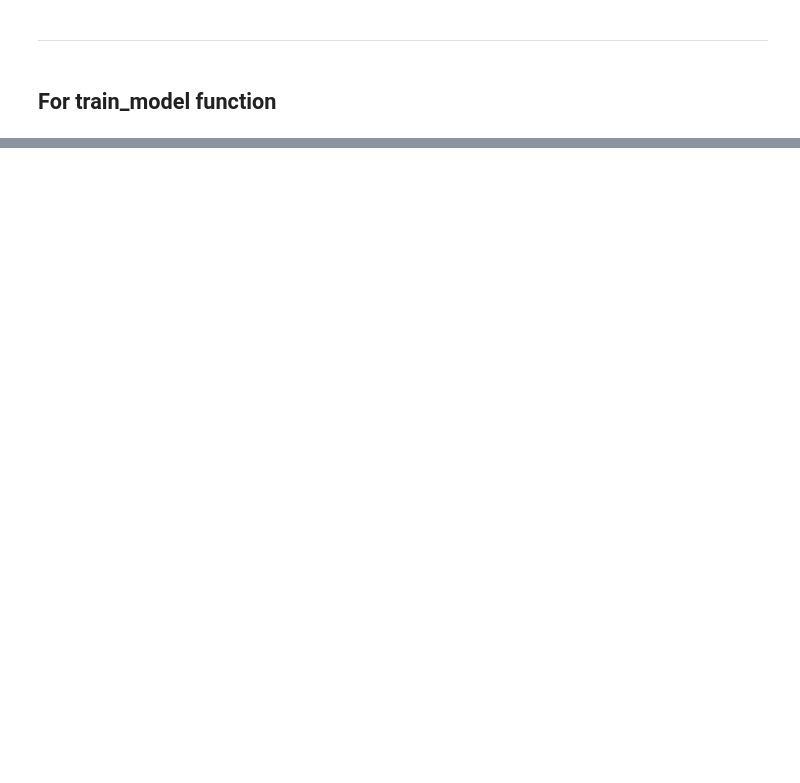
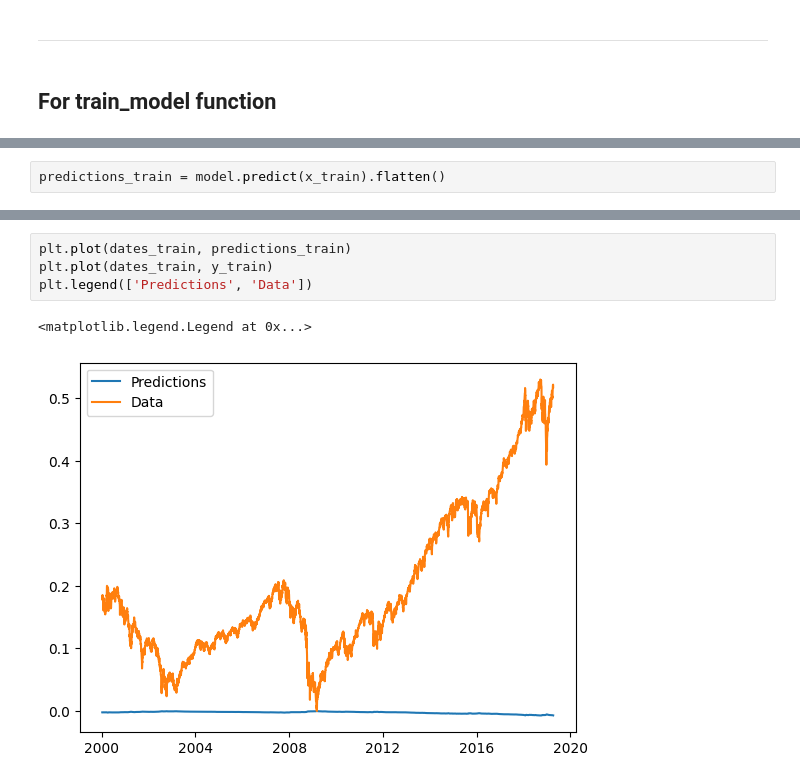
Before and after one commit to BoykoPetevBoev/Stock-Market-Prediction, a Jupyter notebook: src/models/lstm/lstm_model.ipynb, the cells around one changed output, grey strips where cells are left out. Saved outputs shown, nothing was run; the diff lists cells and outputs as text; blank space fills up the shorter version.

```diff
--- a/src/models/lstm/lstm_model.ipynb
+++ b/src/models/lstm/lstm_model.ipynb
@@ -102,0 +105,2 @@ plt.show()
+# %%
+predictions_train = model.predict(x_train).flatten()
@@ -102,0 +109,7 @@ plt.show()
+# %%
+plt.plot(dates_train, predictions_train)
+plt.plot(dates_train, y_train)
+plt.legend(['Predictions', 'Data'])
+# %% [output]
+<matplotlib.legend.Legend at 0x...>
+[figure, added]
```
Also changed, not shown: parts of 14 cells of this notebook, 1 other file.
